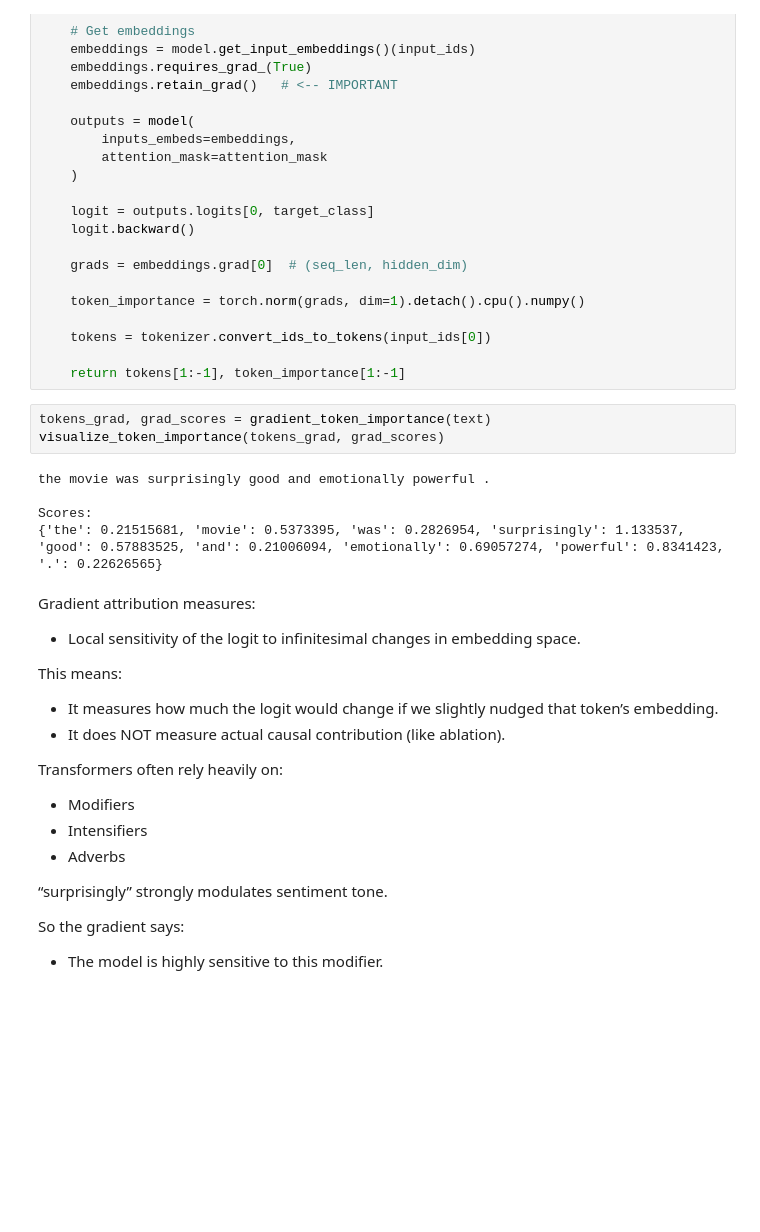
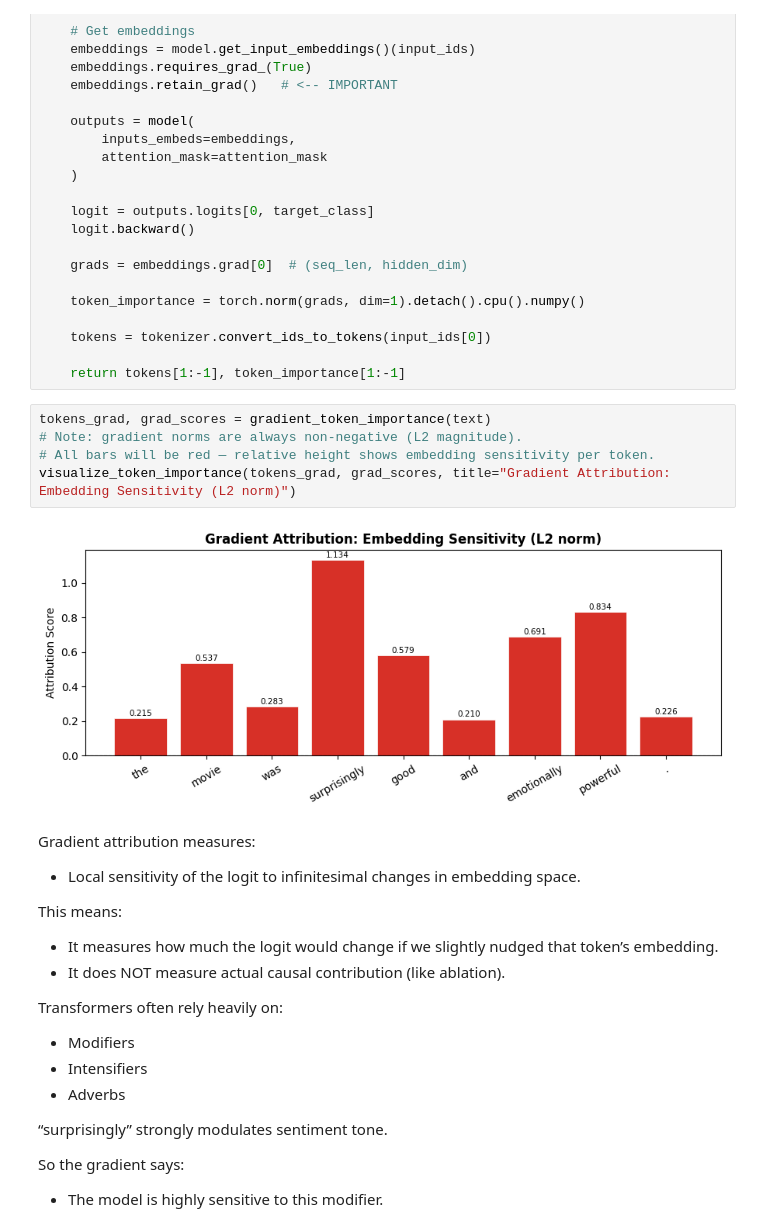
Before and after one commit to VectorInstitute/interpretability-llms-agents, a Jupyter notebook: implementations/xai_refresher/perturbation_robustness_and_bias_text.ipynb, the cells around one changed output. Cells and saved outputs as stored; diff of their text form; blank space fills up the shorter version.

```diff
--- a/implementations/xai_refresher/perturbation_robustness_and_bias_text.ipynb
+++ b/implementations/xai_refresher/perturbation_robustness_and_bias_text.ipynb
@@ -202,12 +262,11 @@ def gradient_token_importance(text, target_class=1):
     return tokens[1:-1], token_importance[1:-1]
 # %%
 tokens_grad, grad_scores = gradient_token_importance(text)
-visualize_token_importance(tokens_grad, grad_scores)
+# Note: gradient norms are always non-negative (L2 magnitude).
+# All bars will be red — relative height shows embedding sensitivity per token.
+visualize_token_importance(tokens_grad, grad_scores, title="Gradient Attribution: Embedding Sensitivity (L2 norm)")
 # %% [output]
-the movie was surprisingly good and emotionally powerful .
-
-Scores:
-{'the': 0.21515681, 'movie': 0.5373395, 'was': 0.2826954, 'surprisingly': 1.133537, 'good': 0.57883525, 'and': 0.21006094, 'emotionally': 0.69057274, 'powerful': 0.8341423, '.': 0.22626565}
+[figure, added]
 # %% [markdown]
 Gradient attribution measures:
 - Local sensitivity of the logit to infinitesimal changes in embedding space.
```
Also changed, not shown: parts of 22 cells of this notebook, 2 other files.
